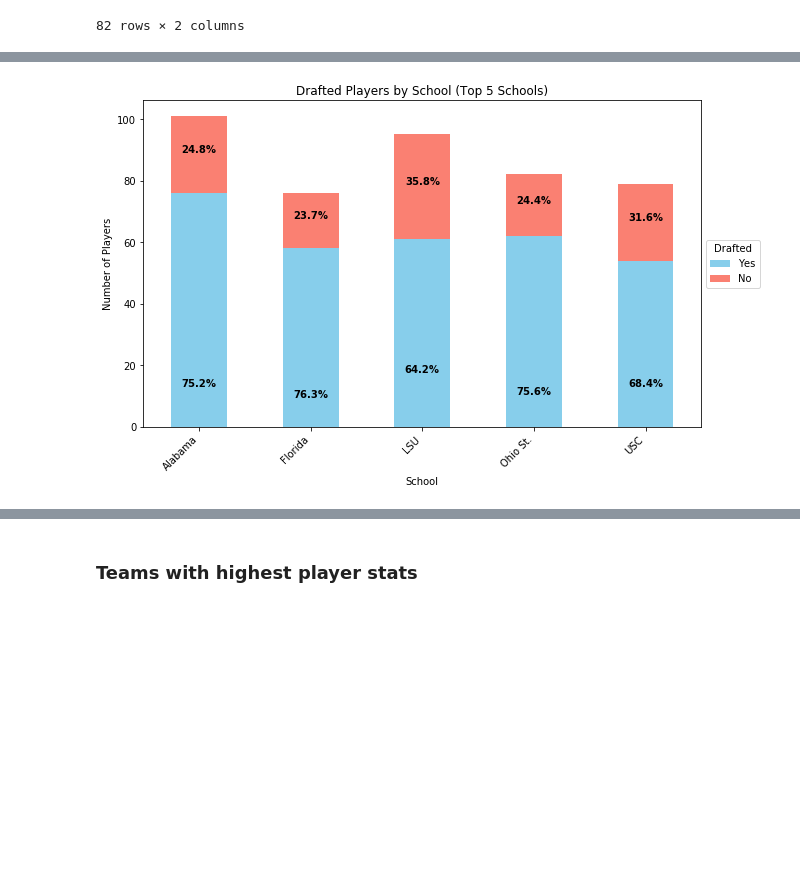
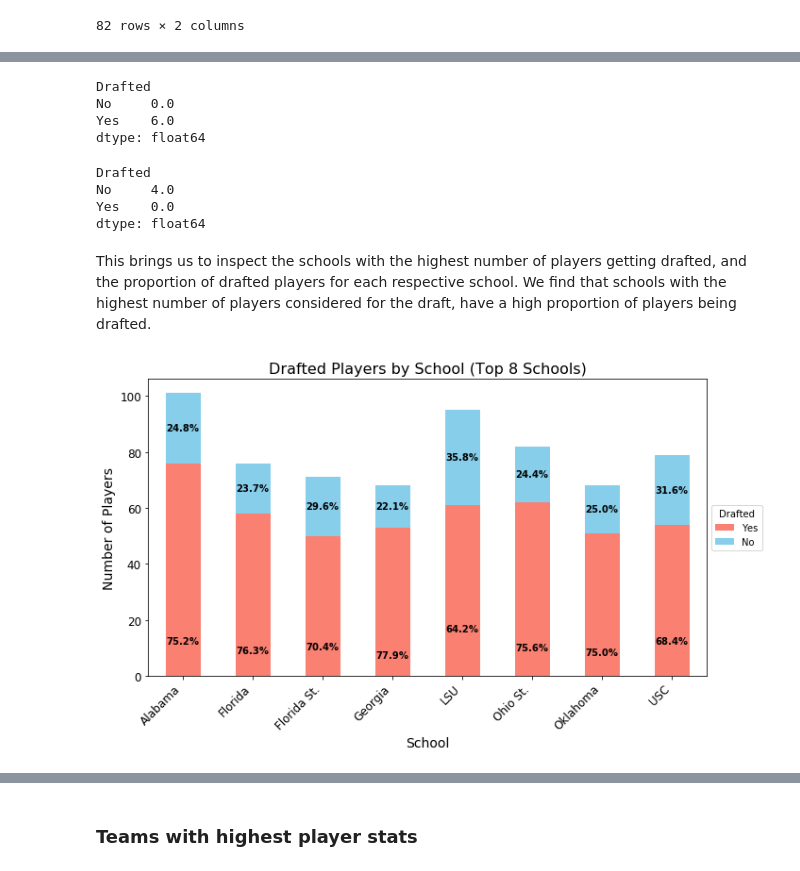
Before and after one commit to Gregcrooks75/NFL_analysis, a Jupyter notebook: Analysis2.ipynb, the cells around one changed output, grey strips where cells are left out. Cells and saved outputs as stored; diff of their text form; code cells hidden in the pictures; blank space fills up the shorter version.

```diff
--- a/Analysis2.ipynb
+++ b/Analysis2.ipynb
@@ -462,0 +1403,13 @@ Columns in DataFrame: Index(['Player', 'Age', 'School', 'Height', 'Weight', 'Spr
+# %%
+import pandas as pd
+
+# Assuming 'df' is your DataFrame and 'Composite_Score_Player' is the column with composite scores
+
+# Ensure that 'Round' is numeric for correlation calculation
+df['Round'] = pd.to_numeric(df['Round'], errors='coerce')
+
+# Calculate the correlation between the draft round and the composite score
+correlation = df['Round'].corr(df['Composite_Score_Player'])
+
+# Display the correlation result
+correlation
@@ -483 +1523,7 @@ Team                35.174001
 dtype: float64
+# %%
+from pandas import factorize
+
+labels, categories = factorize(df["Drafted"])
+df["labels"] = labels
+abs(df["Position_Type"].corr(df["labels"]))
@@ -576,46 +1643,77 @@ We do notice that LSU has a much higher proportion of players being rejected fro
+# %%
+filtered_df = c[c['No'] == 0.0].sum()
+filtered_df
+# %% [output]
+Drafted
+No     0.0
+Yes    6.0
+dtype: float64
+# %%
+filtered_df = c[c['Yes'] == 0.0].sum()
+filtered_df
+# %% [output]
+Drafted
+No     4.0
+Yes    0.0
+dtype: float64
+# %% [markdown]
+This brings us to inspect the schools with the highest number of players getting drafted, and the proportion of drafted players for each respective school. We find that schools with the highest number of players considered for the draft, have a high proportion of players being drafted.
 # %%
 import matplotlib.pyplot as plt
 import seaborn as sns
 
 # Group the data by 'School' and 'Drafted' and get the count
 Drafted_players_by_school = df.groupby(['School', 'Drafted']).size().reset_index(name='count')
 
 # Get the top 5 schools based on the count of 'Yes'
 top_schools = Drafted_players_by_school[
     Drafted_players_by_school['Drafted'] == 'Yes'
-].sort_values(by='count', ascending=False)[:5]['School']
+].sort_values(by='count', ascending=False)[:8]['School']
 
 # Filter the original data to include only the top 5 schools
 top_schools_data = Drafted_players_by_school[
     Drafted_players_by_school['School'].isin(top_schools)
 ]
 
 # Pivot the data to have 'Yes' and 'No' in separate columns
 pivot_data = top_schools_data.pivot(index='School', columns='Drafted', values='count').fillna(0)
 
-# Calculate the proportion of Yes and No as a percentage
+# Calculate totals and percentages
 pivot_data['Total'] = pivot_data.sum(axis=1)
 pivot_data['Yes%'] = (pivot_data['Yes'] / pivot_data['Total']) * 100
 pivot_data['No%'] = (pivot_data['No'] / pivot_data['Total']) * 100
 
 # Plotting
-ax = pivot_data[['Yes', 'No']].plot(kind='bar', stacked=True, color=['skyblue', 'salmon'], figsize=(10, 6))
+ax = pivot_data[['Yes', 'No']].plot(kind='bar', stacked=True, color=['salmon', 'skyblue'], figsize=(10, 6))
 
-plt.title('Drafted Players by School (Top 5 Schools)')
-plt.ylabel('Number of Players')
-plt.xticks(rotation=45, ha="right")
+# Adding percentage annotations
+for i in range(pivot_data.shape[0]):
+    yes_count = pivot_data['Yes'].iloc[i]
+    no_count = pivot_data['No'].iloc[i]
+    total_count = pivot_data['Total'].iloc[i]
+
+    yes_percent = pivot_data['Yes%'].iloc[i]
+    no_percent = pivot_data['No%'].iloc[i]
+
+    # Yes percentage on the orange part
+    ax.text(i, no_count / 2, f'{yes_percent:.1f}%', ha='center', va='center', color='black', weight='bold')
+
+    # No percentage on the blue part
+    ax.text(i, yes_count + no_count / 2, f'{no_percent:.1f}%', ha='center', va='center', color='black', weight='bold')
+
+# Customizing the plot
+plt.title('Drafted Players by School (Top 8 Schools)', fontsize=16)
+plt.ylabel('Number of Players', fontsize=14)
+plt.xlabel('School', fontsize=14)
+plt.xticks(rotation=45, ha="right", fontsize=12)
+plt.yticks(fontsize=12)
+
 # Move the legend outside the plot
 plt.legend(title="Drafted", loc='center left', bbox_to_anchor=(1, 0.5))
 
-# Add percentage annotations
-for i in range(pivot_data.shape[0]):
-    yes_percent = pivot_data.iloc[i]['No%']
-    no_percent = pivot_data.iloc[i]['Yes%']
-    plt.text(i, pivot_data.iloc[i]['Yes'] + pivot_data.iloc[i]['No'] / 2,
-             f'{yes_percent:.1f}%', ha='center', va='bottom', color='black', weight='bold')
-    plt.text(i, pivot_data.iloc[i]['No'] / 2,
-             f'{no_percent:.1f}%', ha='center', va='bottom', color='black', weight='bold')
+# Adjust layout
+plt.tight_layout()
 
 plt.show()
 # %% [output]
-[figure, old version]
+[figure, new version]
```
Also changed, not shown: parts of 132 cells of this notebook.
